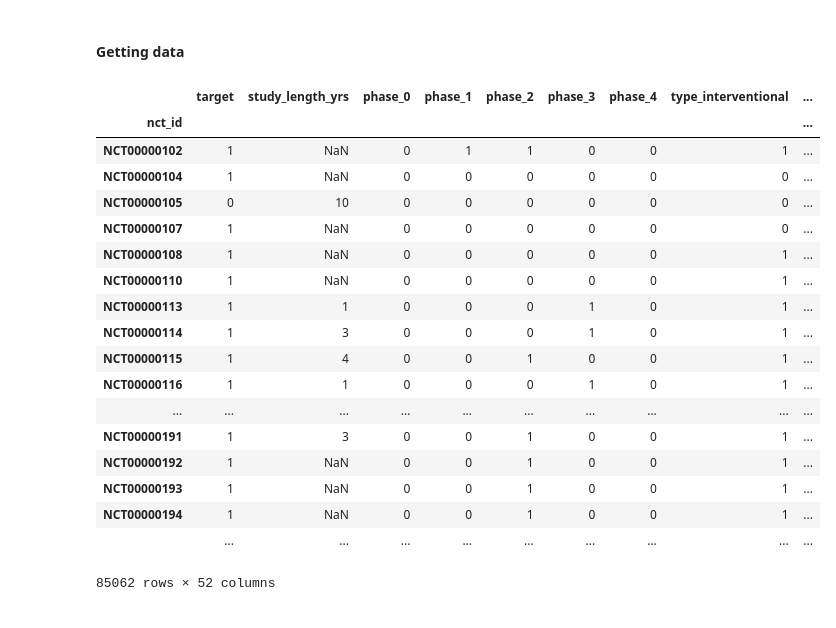
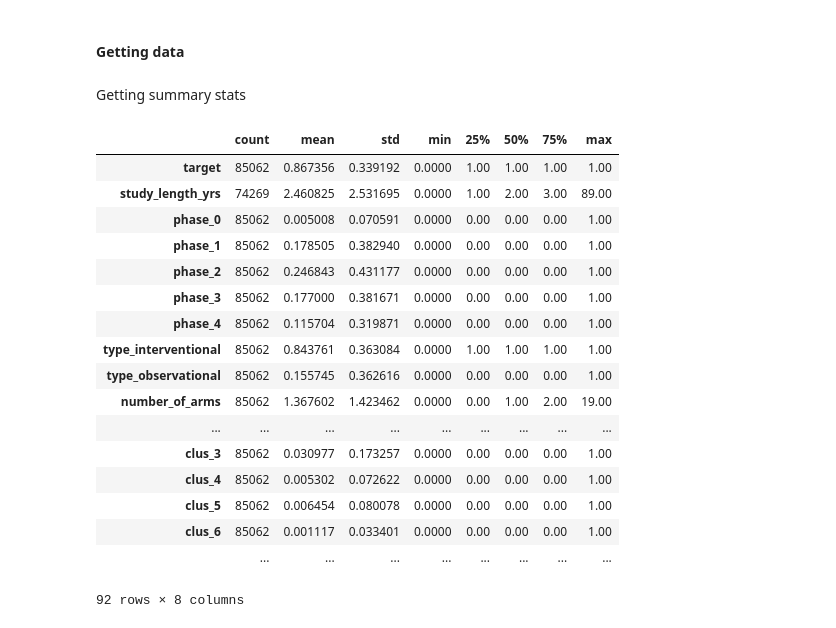
Before and after one commit to jasonost/clinicaltrials, a Jupyter notebook: datamining/prediction/DatasetPrep.ipynb, the cells around one changed output. Cells and saved outputs as stored; diff of their text form; code cells hidden in the pictures.

```diff
--- a/datamining/prediction/DatasetPrep.ipynb
+++ b/datamining/prediction/DatasetPrep.ipynb
@@ -8,35 +9,42 @@ import MySQLdb
 # %% [markdown]
 #### Getting data
 # %%
-# sql connection parameters come from connect.py
-have_connect = !ls connect.py 2>/dev/null
-if len(have_connect) == 0:
-    !mv ../../connect.py .
-from connect import *
+# does dataset.pickle exist?
+have_pickle = !ls dataset.pickle 2>/dev/null
+if len(have_pickle) > 0:
+    dataset = pd.read_pickle('dataset.pickle')
+else:
+    # sql connection parameters come from connect.py
+    have_connect = !ls connect.py 2>/dev/null
+    if len(have_connect) == 0:
+        !mv ../../connect.py .
+    from connect import *
 
-mysql_cn= MySQLdb.connect(host=mysqlserver,
-                port=3306,user=mysqlusername, passwd=mysqlpassword,
-                db=mysqldbname)
-dataset = read_frame("select * from datamining_table", mysql_cn, 'nct_id')
+    mysql_cn= MySQLdb.connect(host=mysqlserver,
+                    port=3306,user=mysqlusername, passwd=mysqlpassword,
+                    db=mysqldbname)
+    dataset = read_frame("select * from datamining_table", mysql_cn, 'nct_id')
+    dataset.to_pickle('dataset.pickle')
+# %% [markdown]
+Getting summary stats
 # %%
-dataset
+dataset.describe().transpose()
 # %% [output]
-|  | target | study_length_yrs | phase_0 | phase_1 | phase_2 | phase_3 | phase_4 | type_interventional | ... |
-| nct_id |  |  |  |  |  |  |  |  | ... |
-| NCT00000102 | 1 | NaN | 0 | 1 | 1 | 0 | 0 | 1 | ... |
-| NCT00000104 | 1 | NaN | 0 | 0 | 0 | 0 | 0 | 0 | ... |
-| NCT00000105 | 0 | 10 | 0 | 0 | 0 | 0 | 0 | 0 | ... |
-| NCT00000107 | 1 | NaN | 0 | 0 | 0 | 0 | 0 | 0 | ... |
-| NCT00000108 | 1 | NaN | 0 | 0 | 0 | 0 | 0 | 1 | ... |
-| NCT00000110 | 1 | NaN | 0 | 0 | 0 | 0 | 0 | 1 | ... |
-| NCT00000113 | 1 | 1 | 0 | 0 | 0 | 1 | 0 | 1 | ... |
-| NCT00000114 | 1 | 3 | 0 | 0 | 0 | 1 | 0 | 1 | ... |
-| NCT00000115 | 1 | 4 | 0 | 0 | 1 | 0 | 0 | 1 | ... |
-| NCT00000116 | 1 | 1 | 0 | 0 | 0 | 1 | 0 | 1 | ... |
-| ... | ... | ... | ... | ... | ... | ... | ... | ... | ... |
-| NCT00000191 | 1 | 3 | 0 | 0 | 1 | 0 | 0 | 1 | ... |
-| NCT00000192 | 1 | NaN | 0 | 0 | 1 | 0 | 0 | 1 | ... |
-| NCT00000193 | 1 | NaN | 0 | 0 | 1 | 0 | 0 | 1 | ... |
-| NCT00000194 | 1 | NaN | 0 | 0 | 1 | 0 | 0 | 1 | ... |
-|  | ... | ... | ... | ... | ... | ... | ... | ... | ... |
+|  | count | mean | std | min | 25% | 50% | 75% | max |
+| target | 85062 | 0.867356 | 0.339192 | 0.0000 | 1.00 | 1.00 | 1.00 | 1.00 |
+| study_length_yrs | 74269 | 2.460825 | 2.531695 | 0.0000 | 1.00 | 2.00 | 3.00 | 89.00 |
+| phase_0 | 85062 | 0.005008 | 0.070591 | 0.0000 | 0.00 | 0.00 | 0.00 | 1.00 |
+| phase_1 | 85062 | 0.178505 | 0.382940 | 0.0000 | 0.00 | 0.00 | 0.00 | 1.00 |
+| phase_2 | 85062 | 0.246843 | 0.431177 | 0.0000 | 0.00 | 0.00 | 0.00 | 1.00 |
+| phase_3 | 85062 | 0.177000 | 0.381671 | 0.0000 | 0.00 | 0.00 | 0.00 | 1.00 |
+| phase_4 | 85062 | 0.115704 | 0.319871 | 0.0000 | 0.00 | 0.00 | 0.00 | 1.00 |
+| type_interventional | 85062 | 0.843761 | 0.363084 | 0.0000 | 1.00 | 1.00 | 1.00 | 1.00 |
+| type_observational | 85062 | 0.155745 | 0.362616 | 0.0000 | 0.00 | 0.00 | 0.00 | 1.00 |
+| number_of_arms | 85062 | 1.367602 | 1.423462 | 0.0000 | 0.00 | 1.00 | 2.00 | 19.00 |
+| ... | ... | ... | ... | ... | ... | ... | ... | ... |
+| clus_3 | 85062 | 0.030977 | 0.173257 | 0.0000 | 0.00 | 0.00 | 0.00 | 1.00 |
+| clus_4 | 85062 | 0.005302 | 0.072622 | 0.0000 | 0.00 | 0.00 | 0.00 | 1.00 |
+| clus_5 | 85062 | 0.006454 | 0.080078 | 0.0000 | 0.00 | 0.00 | 0.00 | 1.00 |
+| clus_6 | 85062 | 0.001117 | 0.033401 | 0.0000 | 0.00 | 0.00 | 0.00 | 1.00 |
+|  | ... | ... | ... | ... | ... | ... | ... | ... |
-85062 rows × 52 columns
+92 rows × 8 columns
```
Also changed, not shown: parts of 8 cells of this notebook, 3 other files.
